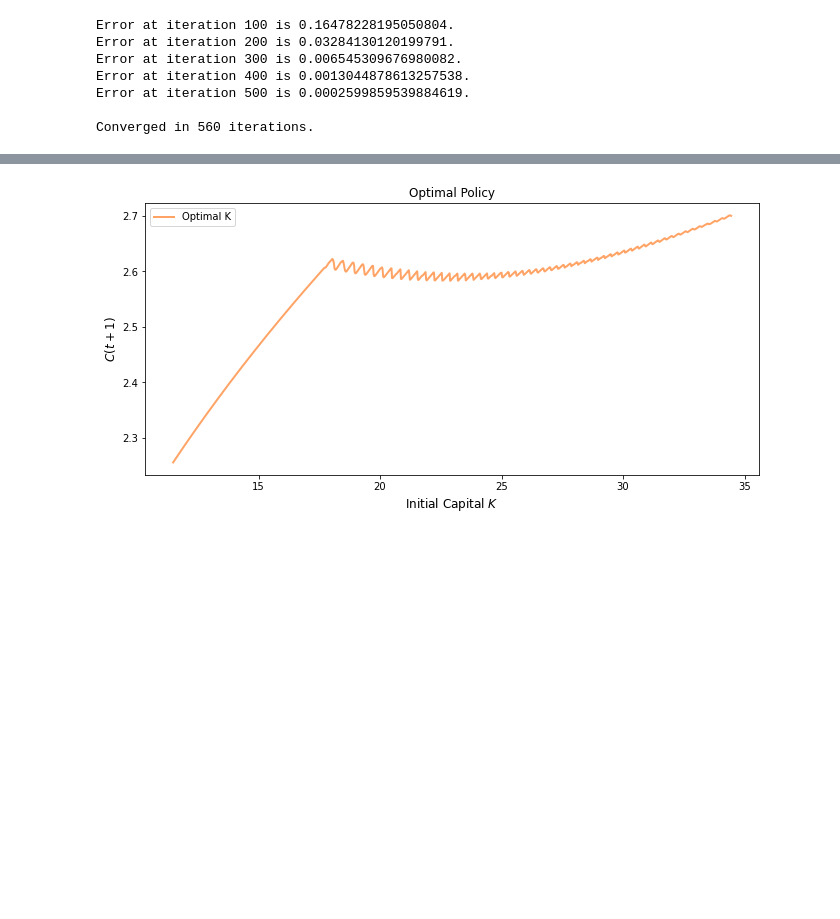
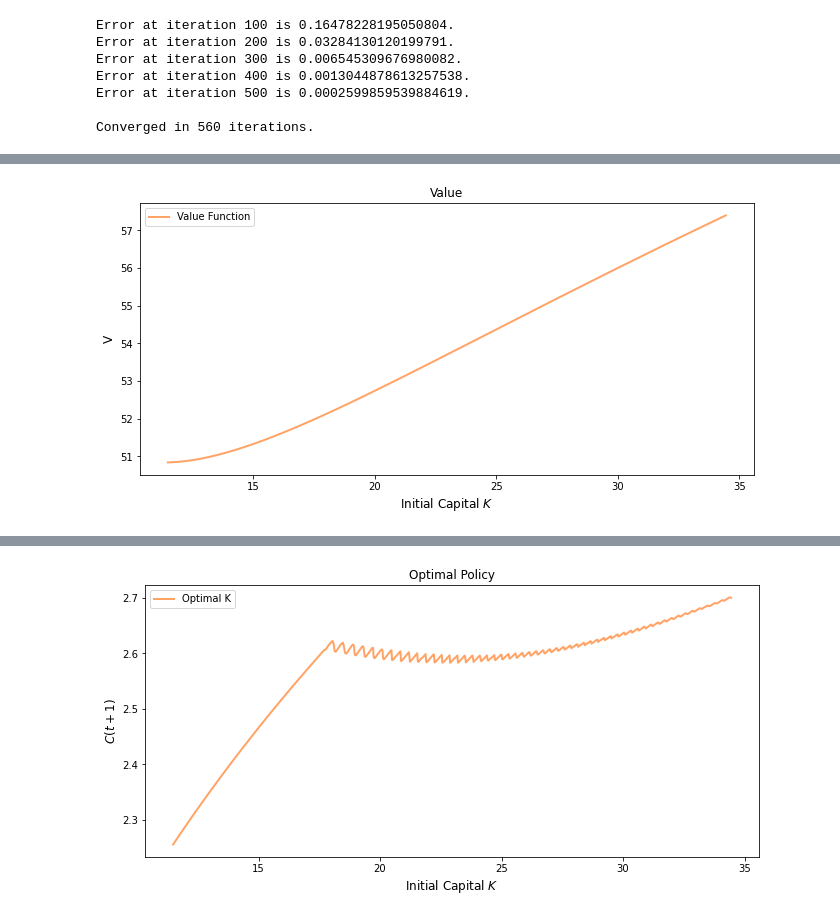
Before and after one commit to basm92/macroeconomics_i, a Jupyter notebook: assignment_1/question1_failedattempt_bas.ipynb, the cells around one changed output, grey strips where cells are left out. Cells and saved outputs as stored; diff of their text form; code cells hidden in the pictures; blank space fills up the shorter version.

```diff
--- a/assignment_1/question1.ipynb
+++ b/assignment_1/question1_failedattempt_bas.ipynb
@@ -202,6 +214,26 @@ def π(ngm, v):
         c_prime[i] = ngm.f(k) + (1-ngm.δ)*k - k_prime[i]  #C_t
 
     return c_prime, k_prime
+# %%
+fig, ax = plt.subplots()
+
+#ax.plot(ngm().grid, k_opt, color=plt.cm.jet(0),
+#        lw=2, alpha=0.6, label = 'Optimal K')
+
+ax.plot(ngm().grid, v_conv, color=plt.cm.jet(4/5),
+        lw=2, alpha=0.6, label = 'Value Function')
+#ax.axvline(x=ngm().steadystate)
+#ax.hlines(y=ngm().steadystate, xmin = 10, xmax = 35)
+
+
+ax.legend()
+ax.set_ylabel('V', fontsize=12)
+ax.set_xlabel('Initial Capital $K$', fontsize=12)
+ax.set_title('Value')
+
+plt.show()
+# %% [output]
+[figure, added]
 # %%
 c_opt, k_opt = π(ngm(), v_conv)
 # %%
```
Also changed, not shown: parts of 12 cells of this notebook, 2 other files.
